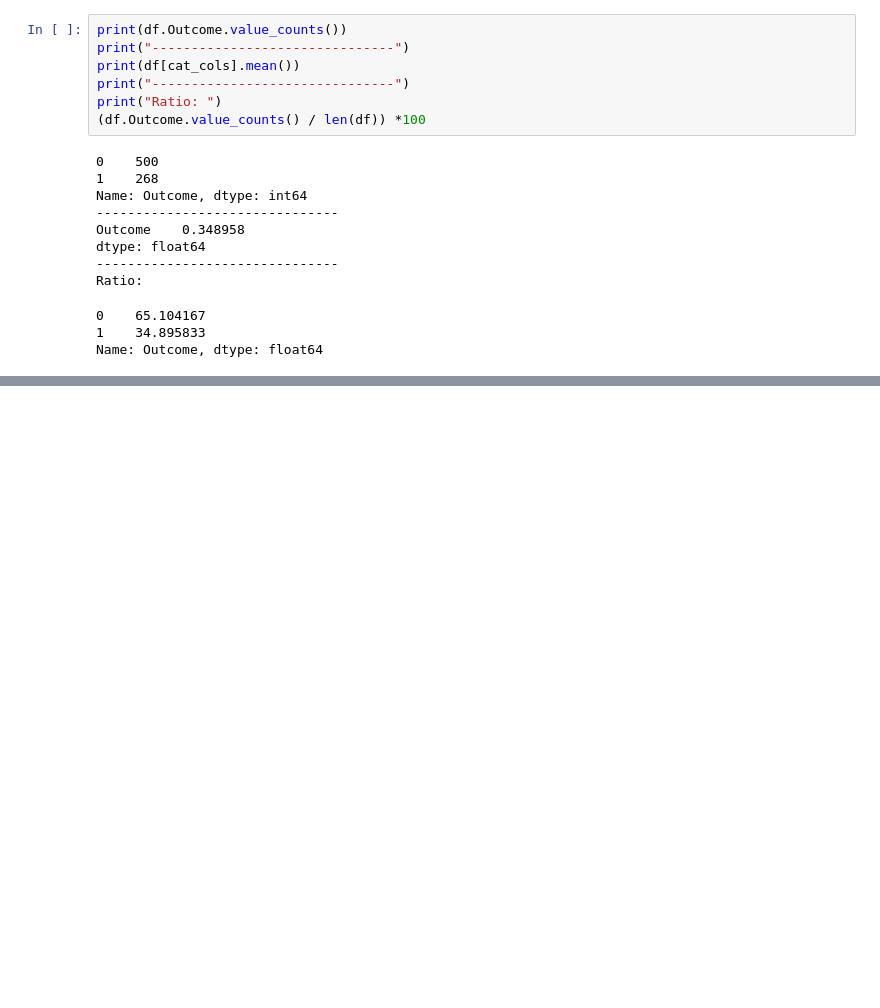
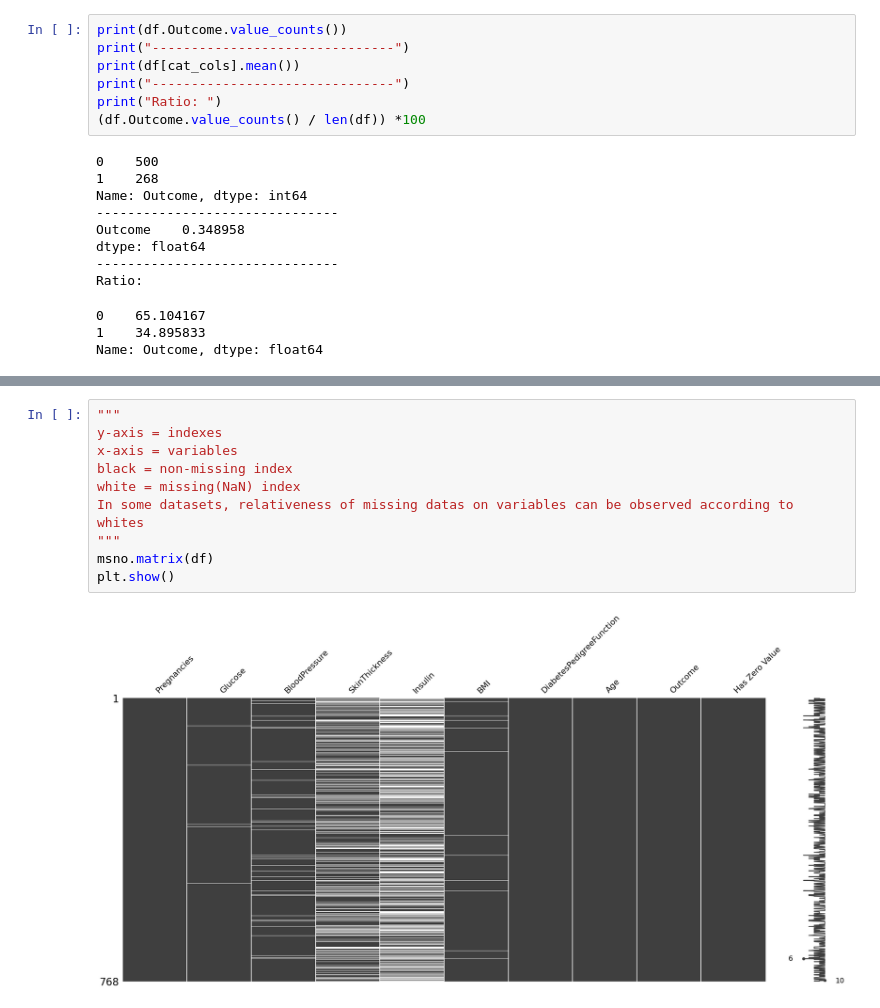
Before and after one commit to isuru0x01/Notebooks, a Jupyter notebook: Diabetes_Dataset.ipynb, the cells around one changed output, grey strips where cells are left out. Drawn from its saved outputs; the diff is of its cells as text; blank space fills up the shorter version.

Commit message:
Updated the Diabetes Dataset

```diff
--- a/Diabetes_Dataset.ipynb
+++ b/Diabetes_Dataset.ipynb
@@ -506,0 +833,12 @@ Imagine making a tally chart for the Outcome variable, counting how many times e
+# %%
+"""
+y-axis = indexes
+x-axis = variables
+black = non-missing index
+white = missing(NaN) index
+In some datasets, relativeness of missing datas on variables can be observed according to whites
+"""
+msno.matrix(df)
+plt.show()
+# %% [output]
+[figure, added]
```
Also changed, not shown: parts of 38 cells of this notebook.
